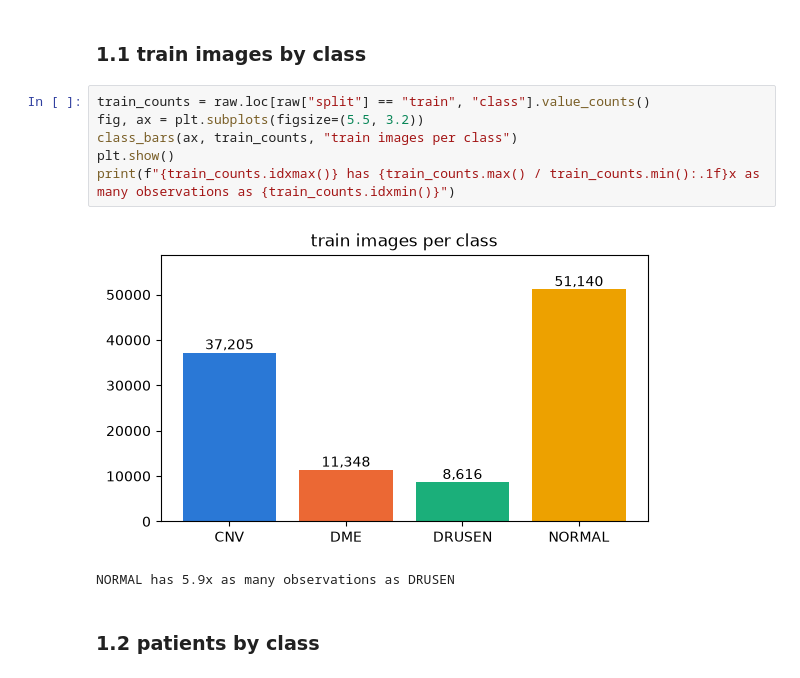
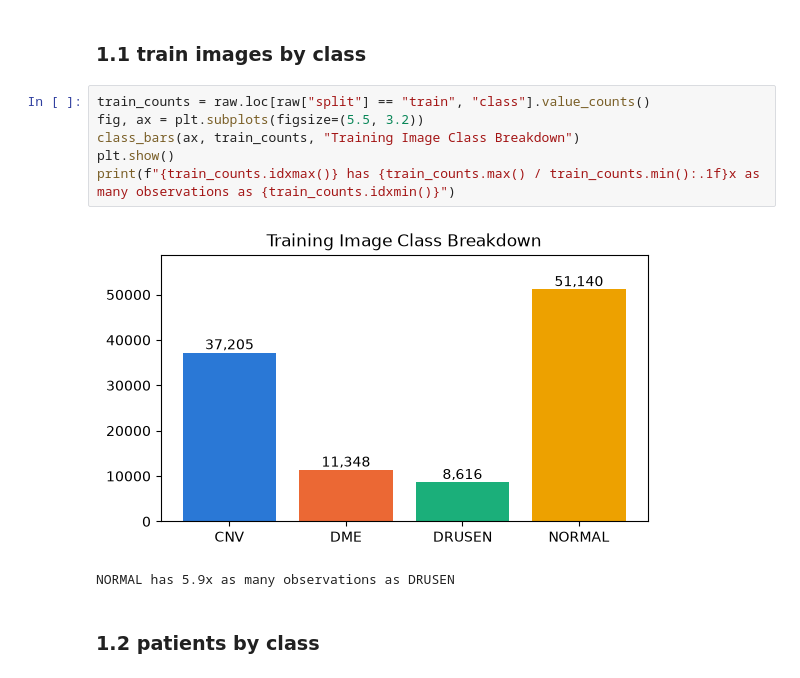
Before and after one commit to wattyven/SeeNN, a Jupyter notebook: src/SeeNN/eda.ipynb, the cells around one changed output. Cells and saved outputs as stored; diff of their text form.

```diff
--- a/src/SeeNN/eda.ipynb
+++ b/src/SeeNN/eda.ipynb
@@ -124,11 +124,11 @@ print(f"{len(raw) + len(failed):,} raw images, {len(failed):,} failed to open")
 # %%
 train_counts = raw.loc[raw["split"] == "train", "class"].value_counts()
 fig, ax = plt.subplots(figsize=(5.5, 3.2))
-class_bars(ax, train_counts, "train images per class")
+class_bars(ax, train_counts, "Training Image Class Breakdown")
 plt.show()
 print(f"{train_counts.idxmax()} has {train_counts.max() / train_counts.min():.1f}x as many observations as {train_counts.idxmin()}")
 # %% [output]
-[figure, old version]
+[figure, new version]
 NORMAL has 5.9x as many observations as DRUSEN
 # %% [markdown]
 ### 1.2 patients by class
```
Also changed, not shown: parts of 15 cells of this notebook.
